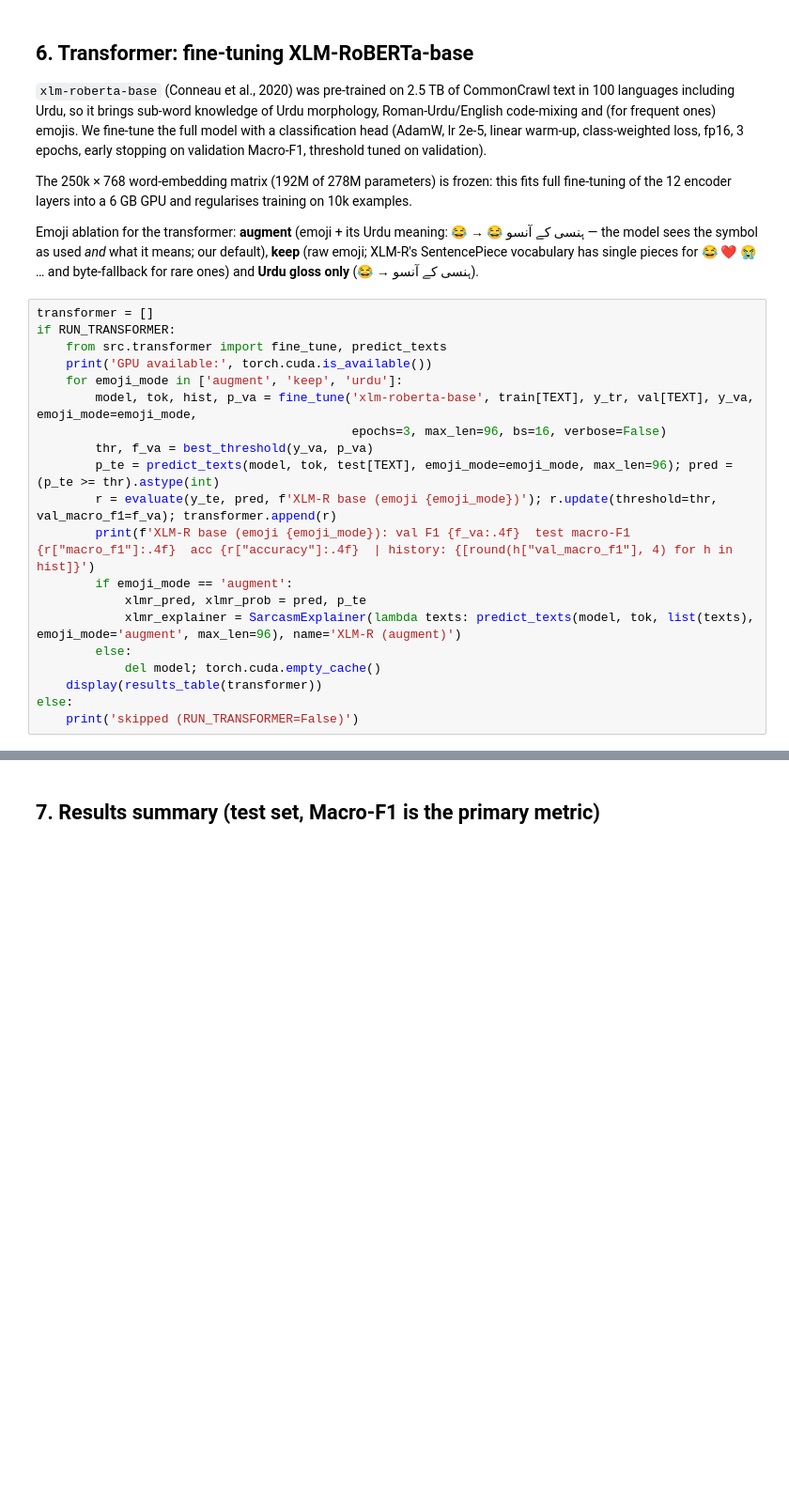
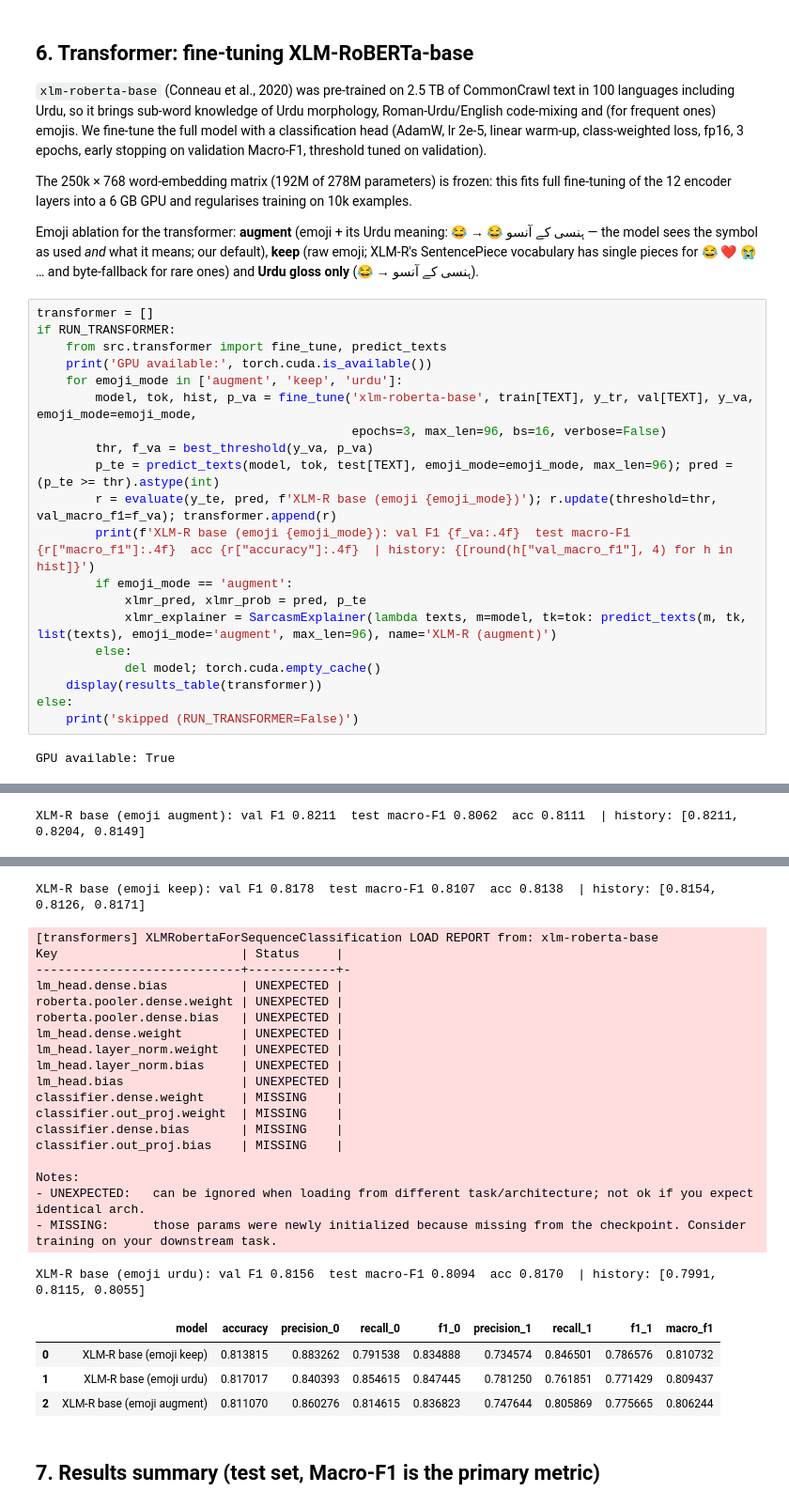
Before and after one commit to KiranKhann/urdu-sarcasm-detection, a Jupyter notebook: notebooks/Urdu_Sarcasm_Detection.ipynb, the cells around one changed output, grey strips where cells are left out. Shown at 94% size. Cells and saved outputs as stored; diff of their text form; blank space fills up the shorter version.

```diff
--- a/notebooks/Urdu_Sarcasm_Detection.ipynb
+++ b/notebooks/Urdu_Sarcasm_Detection.ipynb
@@ -2082,9 +2287,11 @@ if RUN_TRANSFORMER:
         print(f'XLM-R base (emoji {emoji_mode}): val F1 {f_va:.4f}  test macro-F1 {r["macro_f1"]:.4f}  acc {r["accuracy"]:.4f}  | history: {[round(h["val_macro_f1"], 4) for h in hist]}')
         if emoji_mode == 'augment':
             xlmr_pred, xlmr_prob = pred, p_te
-            xlmr_explainer = SarcasmExplainer(lambda texts: predict_texts(model, tok, list(texts), emoji_mode='augment', max_len=96), name='XLM-R (augment)')
+            xlmr_explainer = SarcasmExplainer(lambda texts, m=model, tk=tok: predict_texts(m, tk, list(texts), emoji_mode='augment', max_len=96), name='XLM-R (augment)')
         else:
             del model; torch.cuda.empty_cache()
     display(results_table(transformer))
 else:
     print('skipped (RUN_TRANSFORMER=False)')
+# %% [output]
+GPU available: True
@@ -2090,0 +2316 @@ else:
+XLM-R base (emoji augment): val F1 0.8211  test macro-F1 0.8062  acc 0.8111  | history: [0.8211, 0.8204, 0.8149]
@@ -2091,3 +2335,27 @@ else:
+XLM-R base (emoji keep): val F1 0.8178  test macro-F1 0.8107  acc 0.8138  | history: [0.8154, 0.8126, 0.8171]
+[transformers] XLMRobertaForSequenceClassification LOAD REPORT from: xlm-roberta-base
+Key                         | Status     |
+----------------------------+------------+-
+lm_head.dense.bias          | UNEXPECTED |
+roberta.pooler.dense.weight | UNEXPECTED |
+roberta.pooler.dense.bias   | UNEXPECTED |
+lm_head.dense.weight        | UNEXPECTED |
+lm_head.layer_norm.weight   | UNEXPECTED |
+lm_head.layer_norm.bias     | UNEXPECTED |
+lm_head.bias                | UNEXPECTED |
+classifier.dense.weight     | MISSING    |
+classifier.out_proj.weight  | MISSING    |
+classifier.dense.bias       | MISSING    |
+classifier.out_proj.bias    | MISSING    |
+
+Notes:
+- UNEXPECTED:   can be ignored when loading from different task/architecture; not ok if you expect identical arch.
+- MISSING:      those params were newly initialized because missing from the checkpoint. Consider training on your downstream task.
+XLM-R base (emoji urdu): val F1 0.8156  test macro-F1 0.8094  acc 0.8170  | history: [0.7991, 0.8115, 0.8055]
+|  | model | accuracy | precision_0 | recall_0 | f1_0 | precision_1 | recall_1 | f1_1 | macro_f1 |
+| 0 | XLM-R base (emoji keep) | 0.813815 | 0.883262 | 0.791538 | 0.834888 | 0.734574 | 0.846501 | 0.786576 | 0.810732 |
+| 1 | XLM-R base (emoji urdu) | 0.817017 | 0.840393 | 0.854615 | 0.847445 | 0.781250 | 0.761851 | 0.771429 | 0.809437 |
+| 2 | XLM-R base (emoji augment) | 0.811070 | 0.860276 | 0.814615 | 0.836823 | 0.747644 | 0.805869 | 0.775665 | 0.806244 |
 # %% [markdown]
 ## 7. Results summary (test set, Macro-F1 is the primary metric)
 # %%
```
Also changed, not shown: parts of 27 cells of this notebook, 1 other file.
